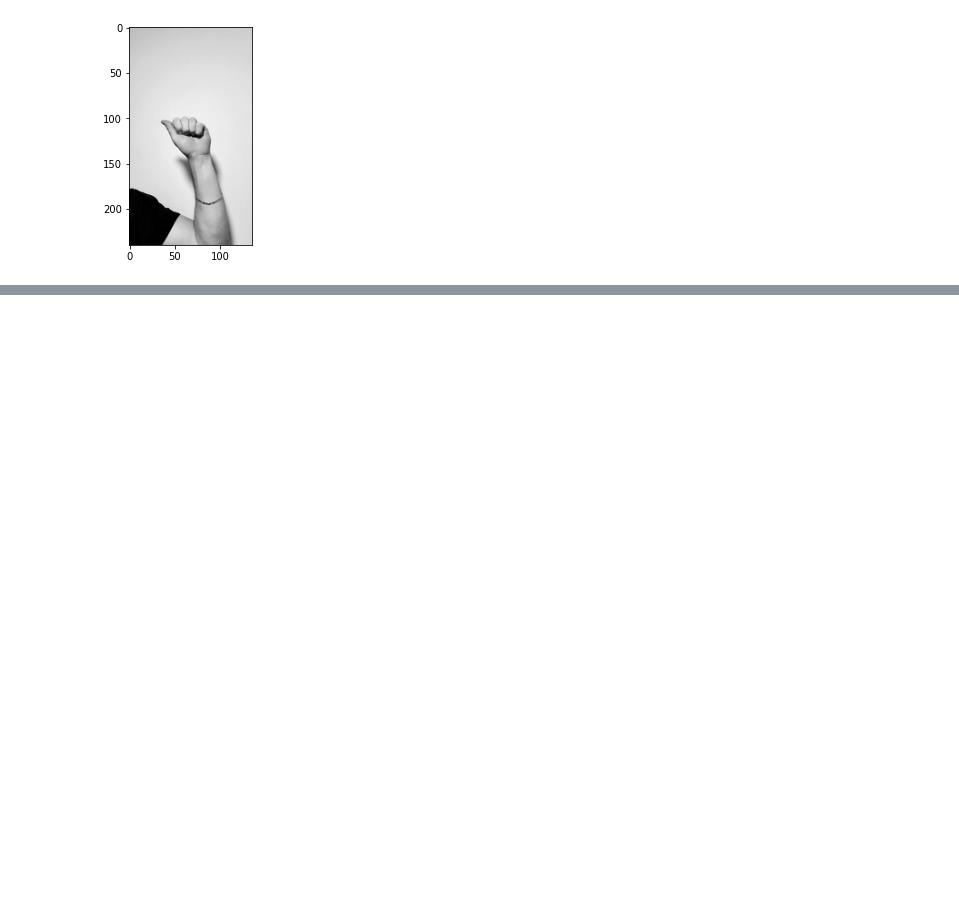
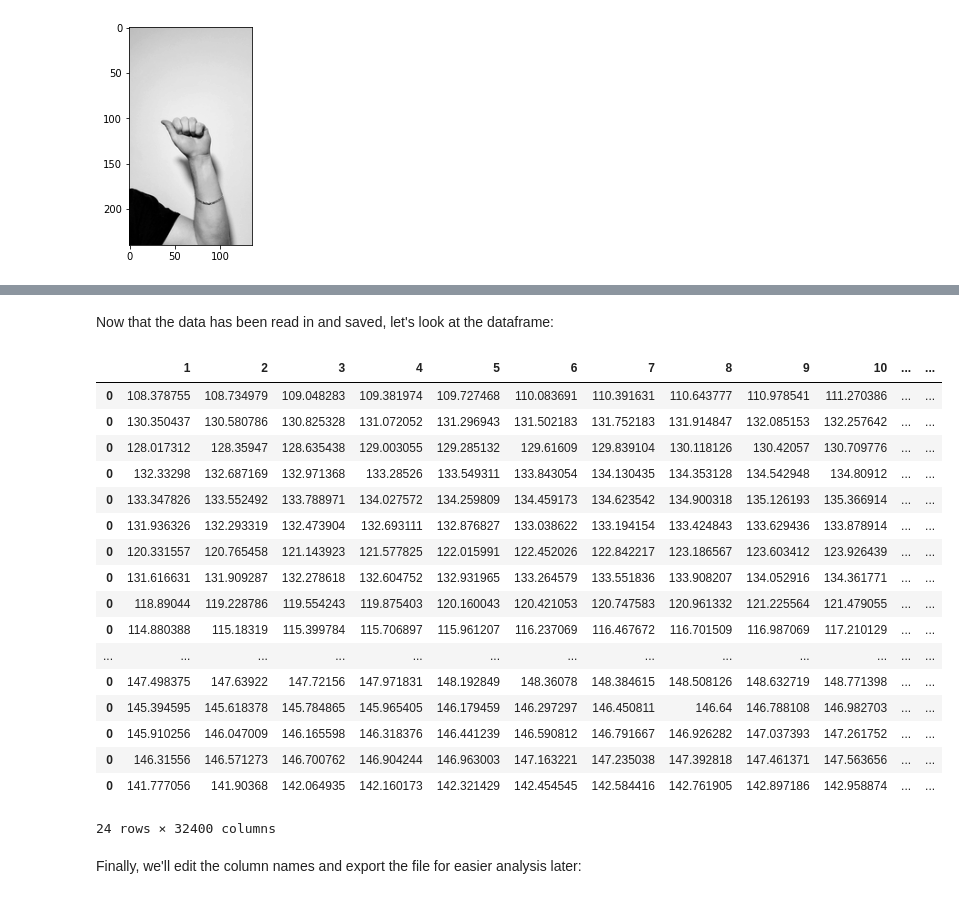
Before and after one commit to zachcarlson/ASLImageRecognition, a Jupyter notebook: ASLImageRecognition.ipynb, the cells around one changed output, grey strips where cells are left out. Drawn from its saved outputs; the diff is of its cells as text; code cells hidden in the pictures; blank space fills up the shorter version.

```diff
--- a/ASLImageRecognition.ipynb
+++ b/ASLImageRecognition.ipynb
@@ -53,5 +82,5 @@ images.head()
 # %%
-letter_A = rename_columns(images)
+letter_A = rename_columns(letter_A)
 letter_A = letter_A.iloc[:, 1:]
 letter_A.head()
 # %% [output]
@@ -71,2 +106,2 @@ plt.gray()
 # %%
-feature_means = letter_A.mean(axis=0,numeric_only=True).to_numpy()
+feature_means = plot_mean_image(letter_A)
@@ -73,3 +109,0 @@ feature_means = letter_A.mean(axis=0,numeric_only=True).to_numpy()
-# %%
-feature_means = feature_means.reshape(240, 135)
-feature_means
@@ -93,0 +112,17 @@ print_mean_image(letter_B)
+# %%
+import os
+
+#go to CSV files
+inpath = 'C:\\Users\\Zach\\Documents\\Github\\ASLImageRecognition\\CSV_Files\\'
+os.chdir(inpath)
+
+#make empty Dataframe
+letter_means_csv = pd.DataFrame(columns = range(1, 32401, 1))
+
+#iterate over each letter
+for d in os.listdir():
+    df = CSV_To_DF(inpath+d+'/')
+    if df is None:
+        print("No DF found")
+    feature_means = df.mean(axis=0,numeric_only=True).to_frame().T
+    letter_means_csv = pd.concat([letter_means_csv, feature_means])
@@ -93,0 +147,25 @@ print_mean_image(letter_B)
+# %% [markdown]
+Now that the data has been read in and saved, let's look at the dataframe:
+# %%
+letter_means_csv
+# %% [output]
+|  | 1 | 2 | 3 | 4 | 5 | 6 | 7 | 8 | 9 | 10 | ... | ... |
+| 0 | 108.378755 | 108.734979 | 109.048283 | 109.381974 | 109.727468 | 110.083691 | 110.391631 | 110.643777 | 110.978541 | 111.270386 | ... | ... |
+| 0 | 130.350437 | 130.580786 | 130.825328 | 131.072052 | 131.296943 | 131.502183 | 131.752183 | 131.914847 | 132.085153 | 132.257642 | ... | ... |
+| 0 | 128.017312 | 128.35947 | 128.635438 | 129.003055 | 129.285132 | 129.61609 | 129.839104 | 130.118126 | 130.42057 | 130.709776 | ... | ... |
+| 0 | 132.33298 | 132.687169 | 132.971368 | 133.28526 | 133.549311 | 133.843054 | 134.130435 | 134.353128 | 134.542948 | 134.80912 | ... | ... |
+| 0 | 133.347826 | 133.552492 | 133.788971 | 134.027572 | 134.259809 | 134.459173 | 134.623542 | 134.900318 | 135.126193 | 135.366914 | ... | ... |
+| 0 | 131.936326 | 132.293319 | 132.473904 | 132.693111 | 132.876827 | 133.038622 | 133.194154 | 133.424843 | 133.629436 | 133.878914 | ... | ... |
+| 0 | 120.331557 | 120.765458 | 121.143923 | 121.577825 | 122.015991 | 122.452026 | 122.842217 | 123.186567 | 123.603412 | 123.926439 | ... | ... |
+| 0 | 131.616631 | 131.909287 | 132.278618 | 132.604752 | 132.931965 | 133.264579 | 133.551836 | 133.908207 | 134.052916 | 134.361771 | ... | ... |
+| 0 | 118.89044 | 119.228786 | 119.554243 | 119.875403 | 120.160043 | 120.421053 | 120.747583 | 120.961332 | 121.225564 | 121.479055 | ... | ... |
+| 0 | 114.880388 | 115.18319 | 115.399784 | 115.706897 | 115.961207 | 116.237069 | 116.467672 | 116.701509 | 116.987069 | 117.210129 | ... | ... |
+| ... | ... | ... | ... | ... | ... | ... | ... | ... | ... | ... | ... | ... |
+| 0 | 147.498375 | 147.63922 | 147.72156 | 147.971831 | 148.192849 | 148.36078 | 148.384615 | 148.508126 | 148.632719 | 148.771398 | ... | ... |
+| 0 | 145.394595 | 145.618378 | 145.784865 | 145.965405 | 146.179459 | 146.297297 | 146.450811 | 146.64 | 146.788108 | 146.982703 | ... | ... |
+| 0 | 145.910256 | 146.047009 | 146.165598 | 146.318376 | 146.441239 | 146.590812 | 146.791667 | 146.926282 | 147.037393 | 147.261752 | ... | ... |
+| 0 | 146.31556 | 146.571273 | 146.700762 | 146.904244 | 146.963003 | 147.163221 | 147.235038 | 147.392818 | 147.461371 | 147.563656 | ... | ... |
+| 0 | 141.777056 | 141.90368 | 142.064935 | 142.160173 | 142.321429 | 142.454545 | 142.584416 | 142.761905 | 142.897186 | 142.958874 | ... | ... |
+24 rows × 32400 columns
+# %% [markdown]
+Finally, we'll edit the column names and export the file for easier analysis later:
```
Also changed, not shown: parts of 27 cells of this notebook.
